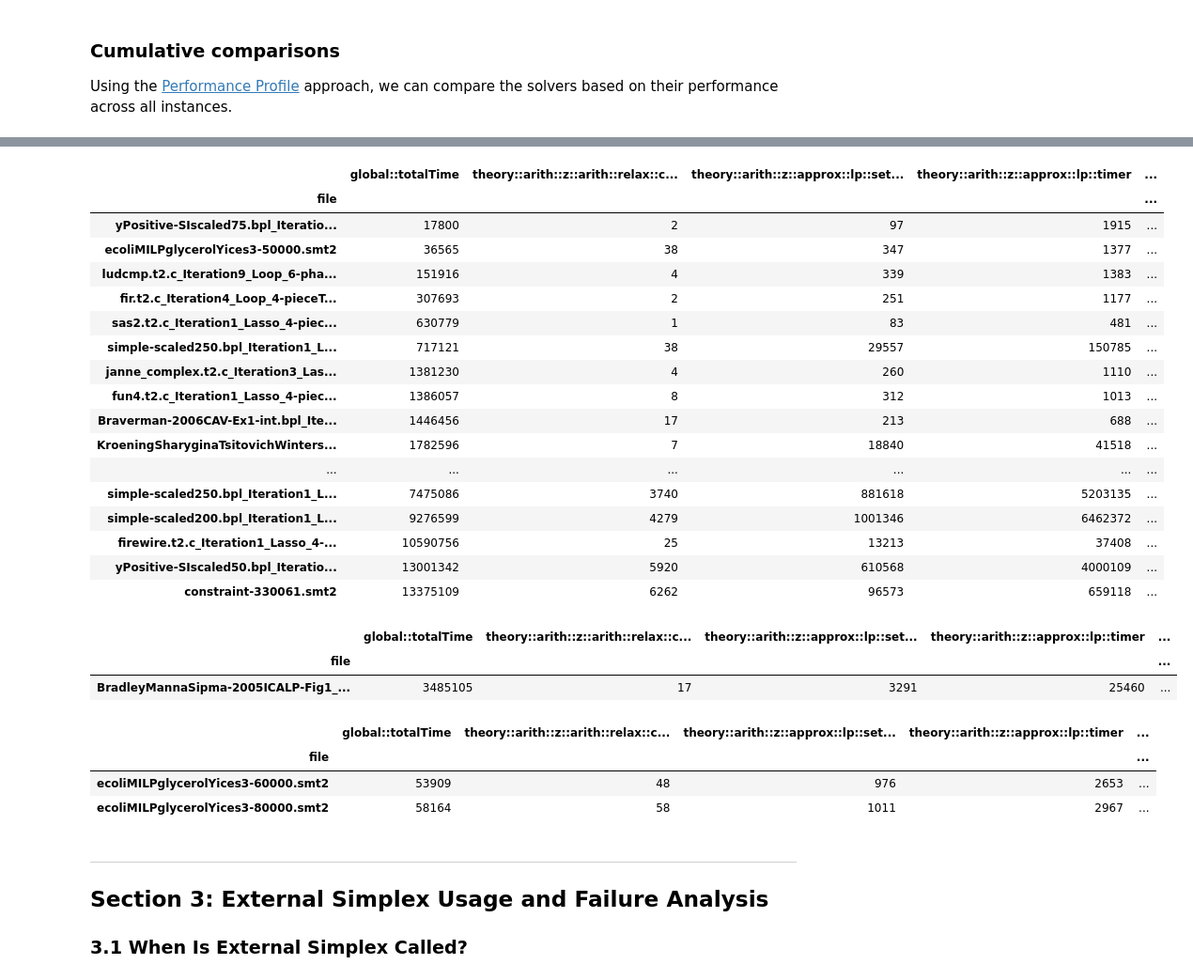
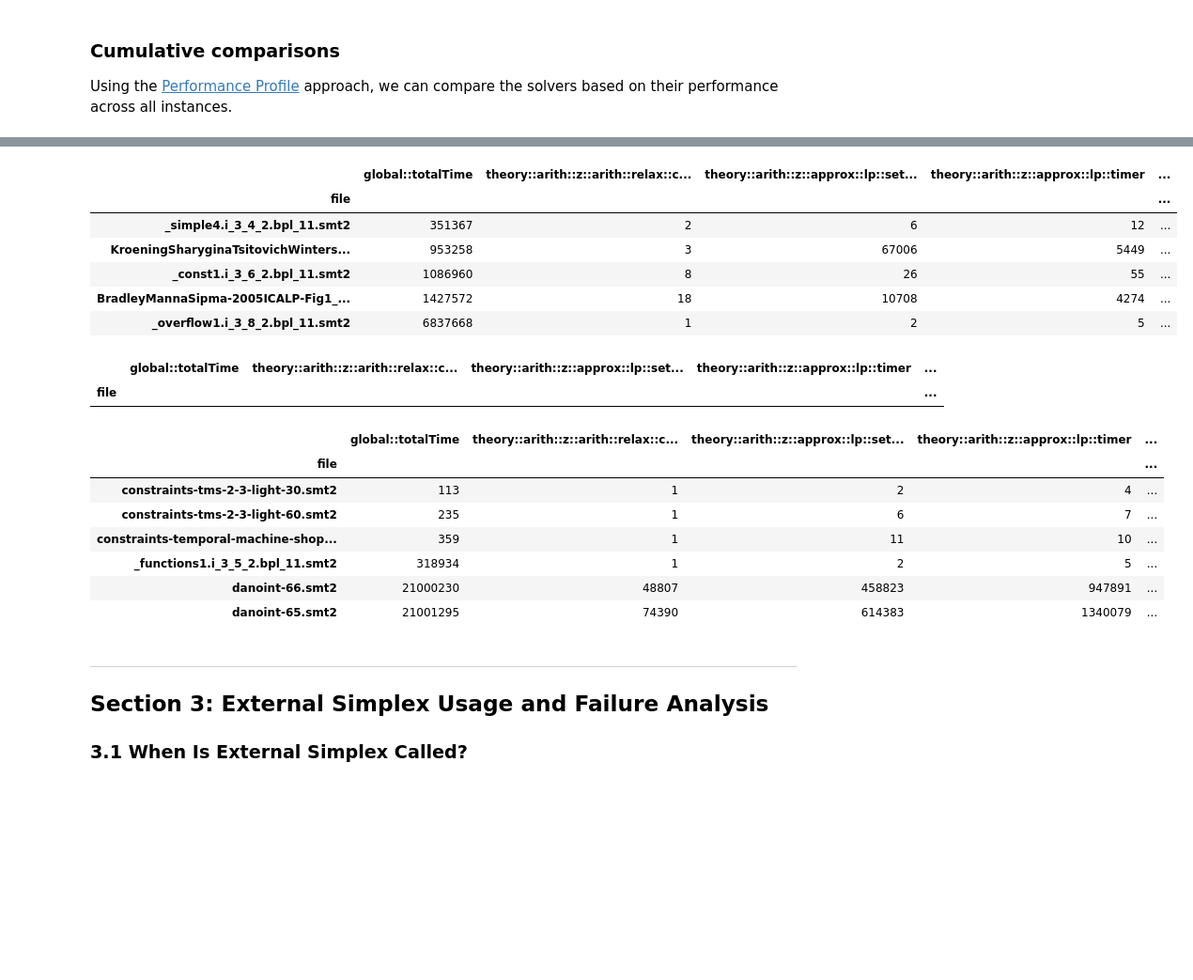
Before and after one commit to TendTo/dlinear, a Jupyter notebook: benchmarks/load_benchmarks.ipynb, the cells around one changed output, grey strips where cells are left out. Shown at 94% size. Cells and saved outputs as stored; diff of their text form; code cells hidden in the pictures; blank space fills up the shorter version.

```diff
--- a/benchmarks/load_benchmarks.ipynb
+++ b/benchmarks/load_benchmarks.ipynb
@@ -40,7 +40,7 @@ from utils import (
     QSOPTEX,
 )
 # %%
-DROP_UNSOLVED = True
+DROP_UNSOLVED = False
 # %%
 all_instances = pd.read_csv("../instances.csv").set_index("file")
 instances_100 = pd.read_csv("../100_instances.csv").set_index("file")
@@ -580,38 +509,30 @@ md(f"""### Summary statistics by SoPlex pivot limit
 # %%
-df = soplex_i200
+df = qsoptex_i200_strict
 df[df["theory::arith::z::arith::relax::infeasible::failures"] > 0][INTERESTING_COLS].sort_values("global::totalTime")
 # %% [output]
 |  | global::totalTime | theory::arith::z::arith::relax::c... | theory::arith::z::approx::lp::set... | theory::arith::z::approx::lp::timer | ... |
 | file |  |  |  |  | ... |
-| yPositive-SIscaled75.bpl_Iteratio... | 17800 | 2 | 97 | 1915 | ... |
-| ecoliMILPglycerolYices3-50000.smt2 | 36565 | 38 | 347 | 1377 | ... |
-| ludcmp.t2.c_Iteration9_Loop_6-pha... | 151916 | 4 | 339 | 1383 | ... |
-| fir.t2.c_Iteration4_Loop_4-pieceT... | 307693 | 2 | 251 | 1177 | ... |
-| sas2.t2.c_Iteration1_Lasso_4-piec... | 630779 | 1 | 83 | 481 | ... |
-| simple-scaled250.bpl_Iteration1_L... | 717121 | 38 | 29557 | 150785 | ... |
-| janne_complex.t2.c_Iteration3_Las... | 1381230 | 4 | 260 | 1110 | ... |
-| fun4.t2.c_Iteration1_Lasso_4-piec... | 1386057 | 8 | 312 | 1013 | ... |
-| Braverman-2006CAV-Ex1-int.bpl_Ite... | 1446456 | 17 | 213 | 688 | ... |
-| KroeningSharyginaTsitovichWinters... | 1782596 | 7 | 18840 | 41518 | ... |
-| ... | ... | ... | ... | ... | ... |
-| simple-scaled250.bpl_Iteration1_L... | 7475086 | 3740 | 881618 | 5203135 | ... |
-| simple-scaled200.bpl_Iteration1_L... | 9276599 | 4279 | 1001346 | 6462372 | ... |
-| firewire.t2.c_Iteration1_Lasso_4-... | 10590756 | 25 | 13213 | 37408 | ... |
-| yPositive-SIscaled50.bpl_Iteratio... | 13001342 | 5920 | 610568 | 4000109 | ... |
-| constraint-330061.smt2 | 13375109 | 6262 | 96573 | 659118 | ... |
+| _simple4.i_3_4_2.bpl_11.smt2 | 351367 | 2 | 6 | 12 | ... |
+| KroeningSharyginaTsitovichWinters... | 953258 | 3 | 67006 | 5449 | ... |
+| _const1.i_3_6_2.bpl_11.smt2 | 1086960 | 8 | 26 | 55 | ... |
+| BradleyMannaSipma-2005ICALP-Fig1_... | 1427572 | 18 | 10708 | 4274 | ... |
+| _overflow1.i_3_8_2.bpl_11.smt2 | 6837668 | 1 | 2 | 5 | ... |
 # %%
 df[df["theory::arith::z::arith::relax::feasible::failures"] > 0][INTERESTING_COLS].sort_values("global::totalTime")
 # %% [output]
 |  | global::totalTime | theory::arith::z::arith::relax::c... | theory::arith::z::approx::lp::set... | theory::arith::z::approx::lp::timer | ... |
 | file |  |  |  |  | ... |
-| BradleyMannaSipma-2005ICALP-Fig1_... | 3485105 | 17 | 3291 | 25460 | ... |
 # %%
 df[(df["theory::arith::z::approx::externalAdjustmentPivots"] > 0) & (df["theory::arith::z::arith::relax::feasible::failures"] == 0) & (df["theory::arith::z::arith::relax::infeasible::failures"] == 0)][INTERESTING_COLS].sort_values("global::totalTime")
 # %% [output]
 |  | global::totalTime | theory::arith::z::arith::relax::c... | theory::arith::z::approx::lp::set... | theory::arith::z::approx::lp::timer | ... |
 | file |  |  |  |  | ... |
-| ecoliMILPglycerolYices3-60000.smt2 | 53909 | 48 | 976 | 2653 | ... |
-| ecoliMILPglycerolYices3-80000.smt2 | 58164 | 58 | 1011 | 2967 | ... |
+| constraints-tms-2-3-light-30.smt2 | 113 | 1 | 2 | 4 | ... |
+| constraints-tms-2-3-light-60.smt2 | 235 | 1 | 6 | 7 | ... |
+| constraints-temporal-machine-shop... | 359 | 1 | 11 | 10 | ... |
+| _functions1.i_3_5_2.bpl_11.smt2 | 318934 | 1 | 2 | 5 | ... |
+| danoint-66.smt2 | 21000230 | 48807 | 458823 | 947891 | ... |
+| danoint-65.smt2 | 21001295 | 74390 | 614383 | 1340079 | ... |
 # %% [markdown]
 ---
 
```
Also changed, not shown: parts of 37 cells of this notebook.
